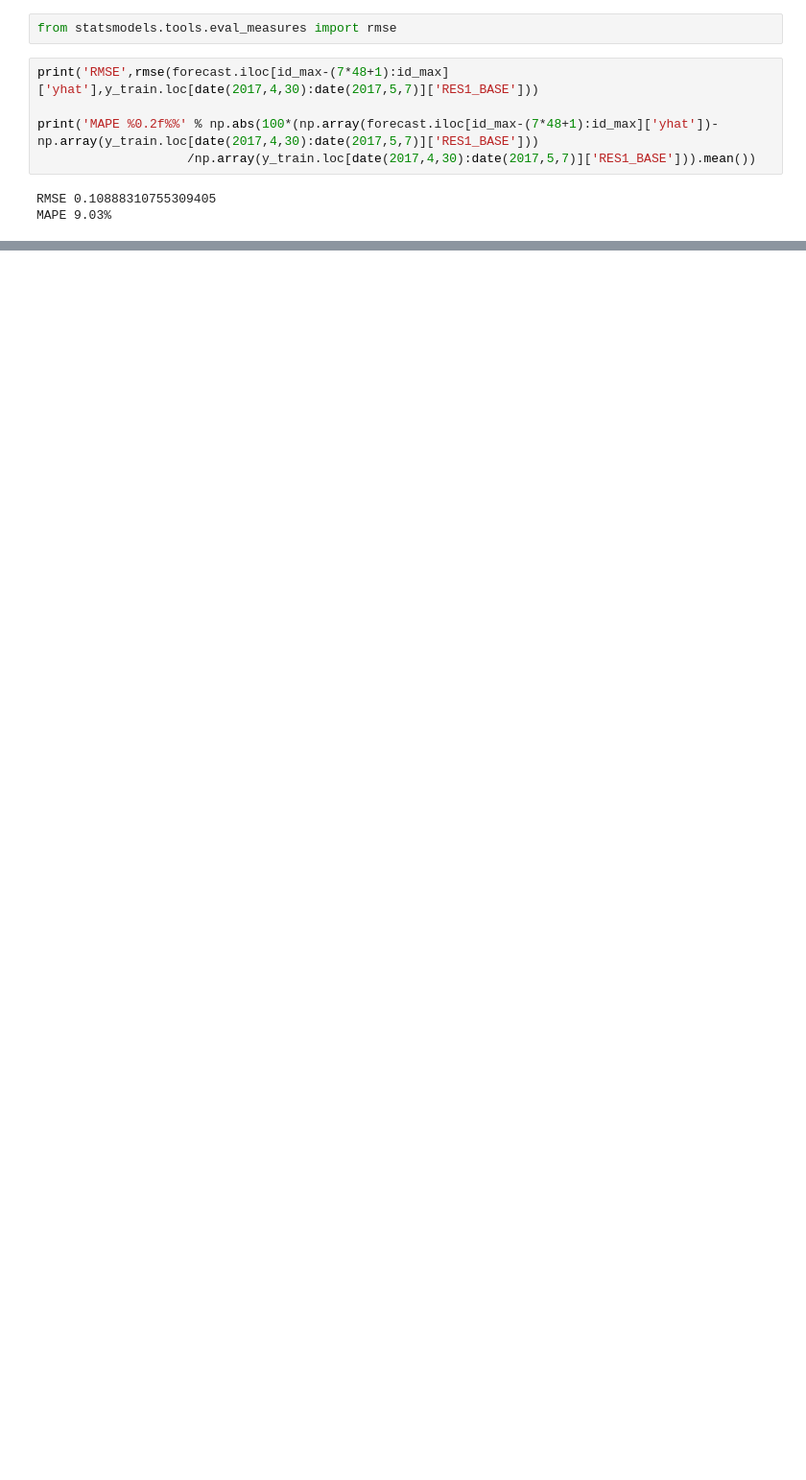
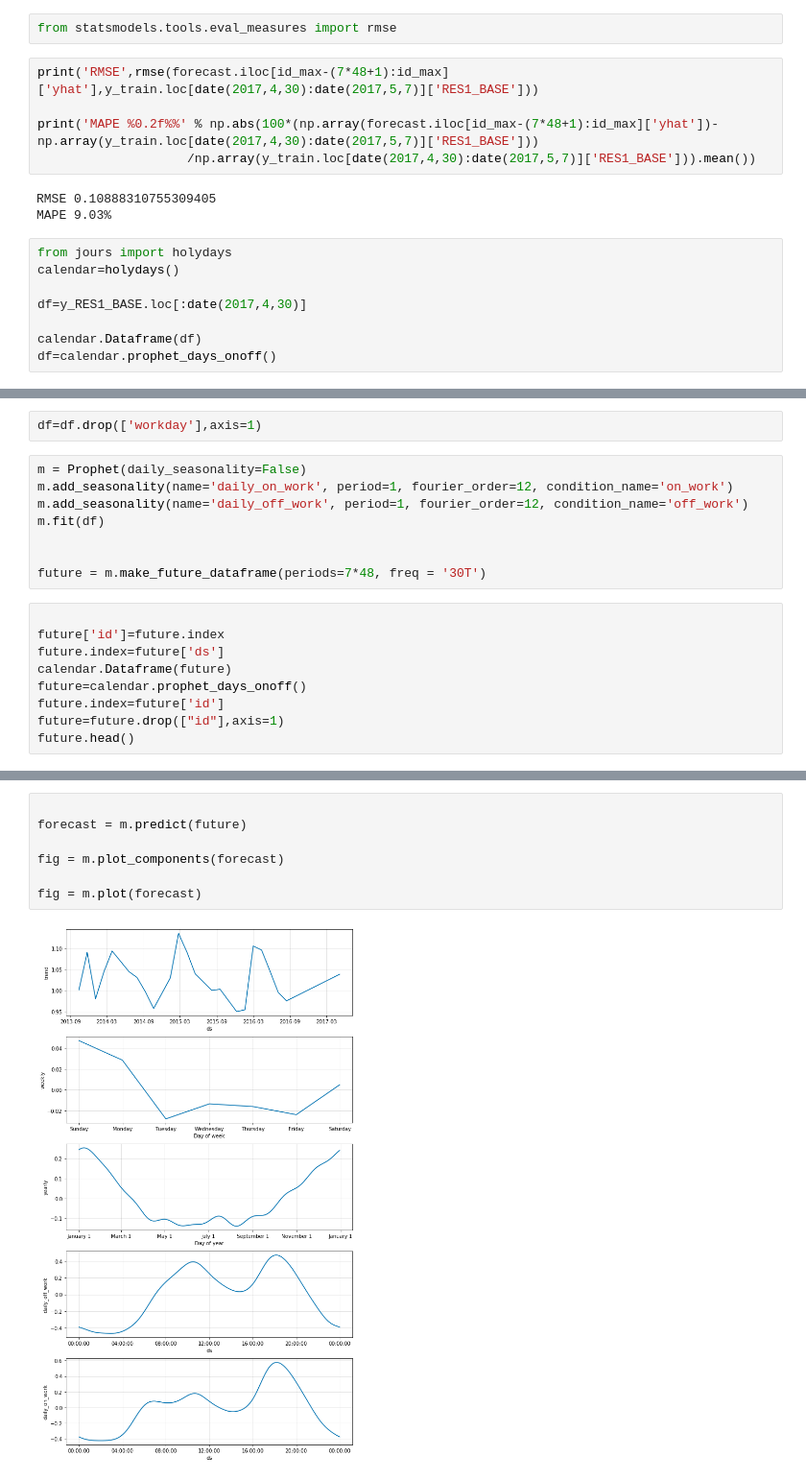
Before and after one commit to fredcoq/challenge-data-ens, a Jupyter notebook: model_1_prophet.ipynb, the cells around one changed output, grey strips where cells are left out. Shown at 96% size. Drawn from its saved outputs; the diff is of its cells as text; blank space fills up the shorter version.

Commit message:
Mise à jour modèle prophète + méthode prophète dans jours.py

```diff
--- a/model_1_prophet.ipynb
+++ b/model_1_prophet.ipynb
@@ -81,3 +79,11 @@ print('MAPE %0.2f%%' % np.abs(100*(np.array(forecast.iloc[id_max-(7*48+1):id_max
 # %% [output]
 RMSE 0.10888310755309405
 MAPE 9.03%
+# %%
+from jours import holydays
+calendar=holydays()
+
+df=y_RES1_BASE.loc[:date(2017,4,30)]
+
+calendar.Dataframe(df)
+df=calendar.prophet_days_onoff()
@@ -83,0 +112,19 @@ MAPE 9.03%
+# %%
+df=df.drop(['workday'],axis=1)
+# %%
+m = Prophet(daily_seasonality=False)
+m.add_seasonality(name='daily_on_work', period=1, fourier_order=12, condition_name='on_work')
+m.add_seasonality(name='daily_off_work', period=1, fourier_order=12, condition_name='off_work')
+m.fit(df)
+
+
+future = m.make_future_dataframe(periods=7*48, freq = '30T')
+# %%
+
+future['id']=future.index
+future.index=future['ds']
+calendar.Dataframe(future)
+future=calendar.prophet_days_onoff()
+future.index=future['id']
+future=future.drop(["id"],axis=1)
+future.head()
@@ -83,0 +139,9 @@ MAPE 9.03%
+# %%
+
+forecast = m.predict(future)
+
+fig = m.plot_components(forecast)
+
+fig = m.plot(forecast)
+# %% [output]
+[figure, added]
```
Also changed, not shown: parts of 9 cells of this notebook, 1 other file.
